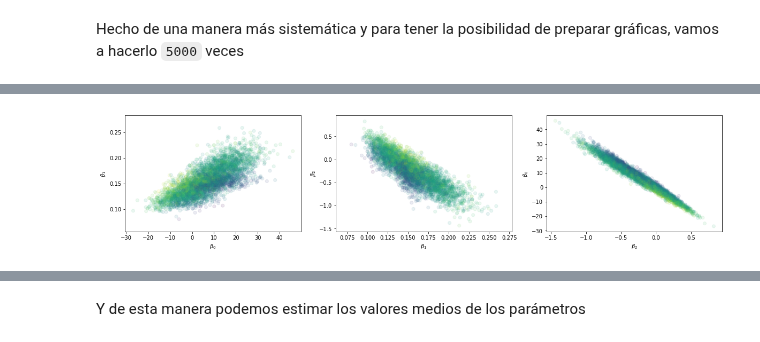
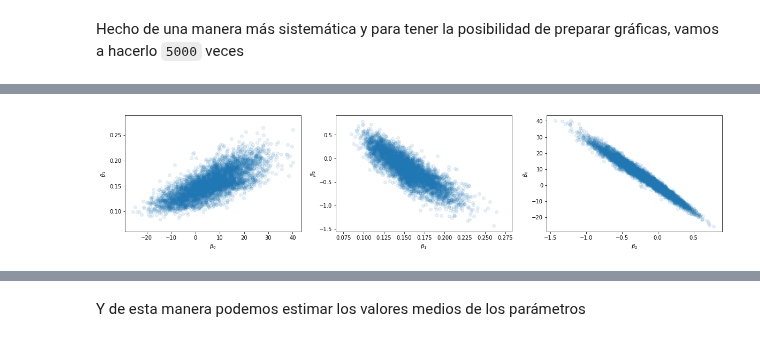
Before and after one commit to ComputoCienciasUniandes/MetodosComputacionalesAvanzados, a Jupyter notebook: secciones/07.CrossValidation/bootstrap.ipynb, the cells around one changed output, grey strips where cells are left out. Cells and saved outputs as stored; diff of their text form; code cells hidden in the pictures.

```diff
--- a/secciones/07.CrossValidation/bootstrap.ipynb
+++ b/secciones/07.CrossValidation/bootstrap.ipynb
@@ -118,22 +118,22 @@ _ = plt.xlabel(r'$\beta_2$')
 # %%
 plt.figure(figsize=(20,4))
 
 plt.subplot(131)
-plt.scatter(beta_0, beta_1, alpha=0.1, c=r2_train)
+plt.scatter(beta_0, beta_1, alpha=0.1)
 _ = plt.xlabel(r'$\beta_0$')
 _ = plt.ylabel(r'$\beta_1$')
 
 plt.subplot(132)
-plt.scatter(beta_1, beta_2, alpha=0.1, c=r2_train)
+plt.scatter(beta_1, beta_2, alpha=0.1)
 _ = plt.xlabel(r'$\beta_1$')
 _ = plt.ylabel(r'$\beta_2$')
 
 plt.subplot(133)
-plt.scatter(beta_2, beta_0, alpha=0.1, c=r2_train)
+plt.scatter(beta_2, beta_0, alpha=0.1)
 _ = plt.xlabel(r'$\beta_2$')
 _ = plt.ylabel(r'$\beta_0$')
 # %% [output]
-[figure, old version]
+[figure, new version]
 # %%
 _ = plt.hist(r2_train, bins=40, density=True, label='Train')
 _ = plt.hist(r2_validation, bins=40, alpha=0.5, density=True, label='Validation')
```
Also changed, not shown: parts of 6 cells of this notebook.
